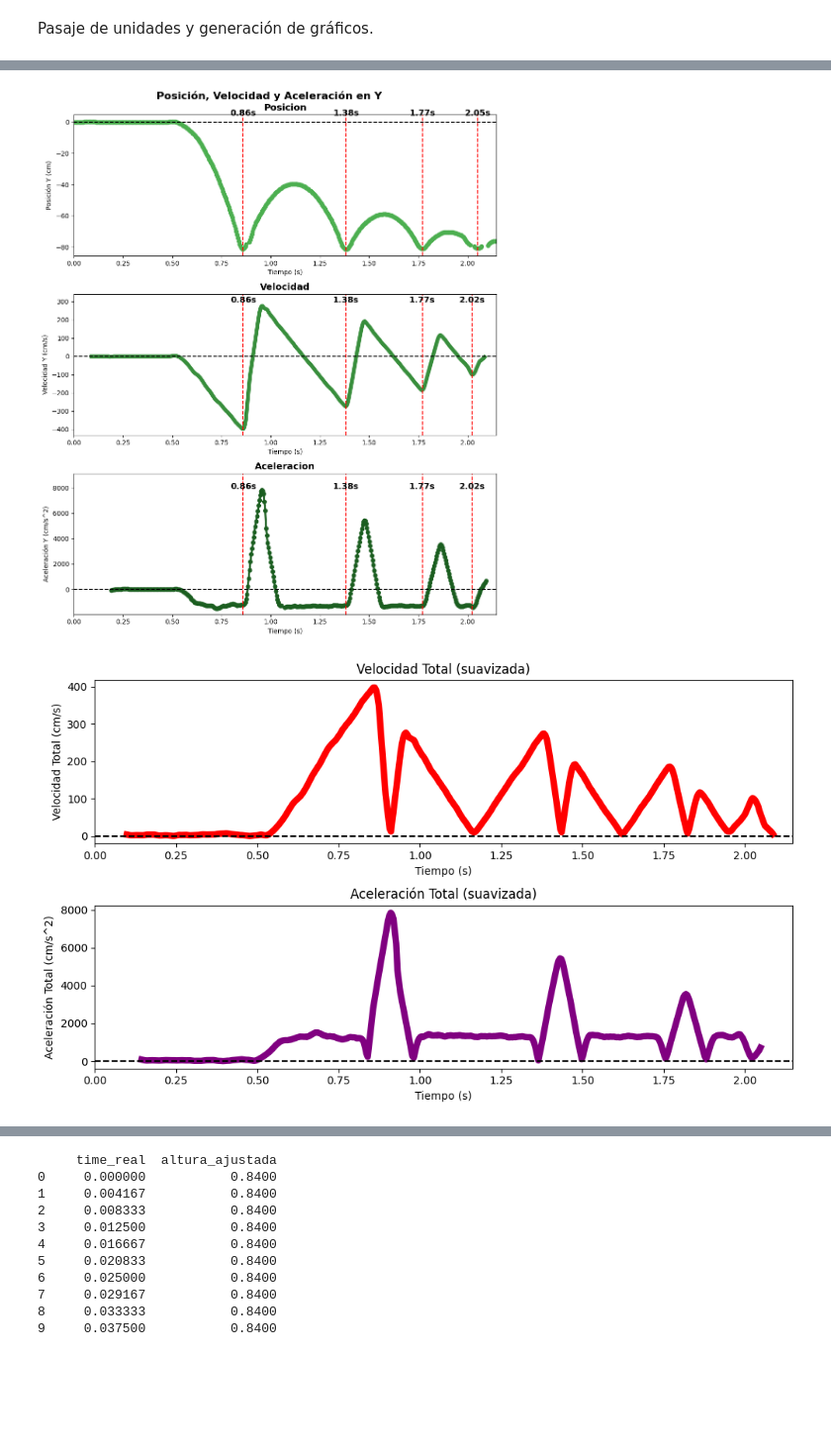
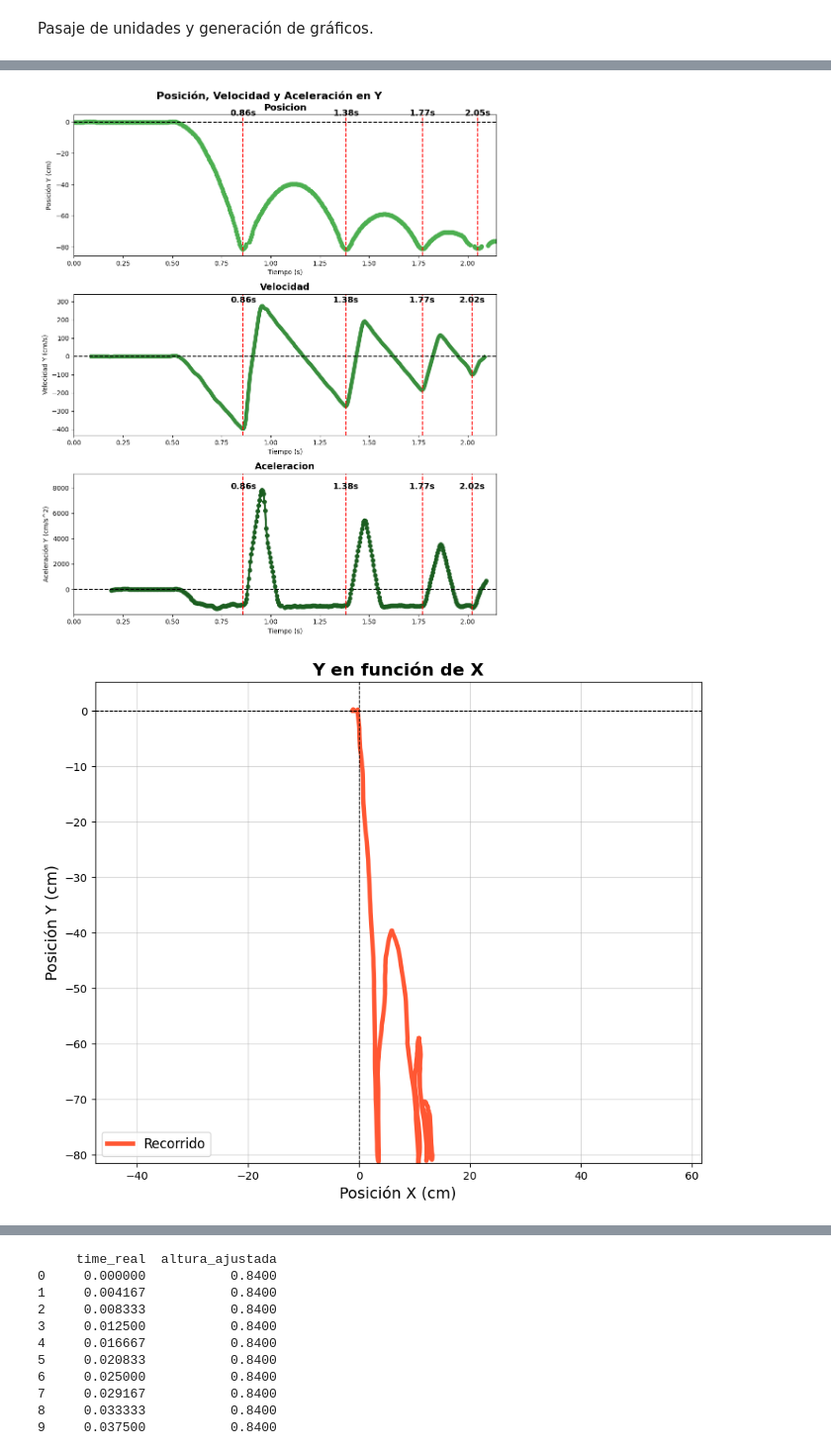
Before and after one commit to ThoMintz/proyectofisica-nextjs, a Jupyter notebook: trackerVideoCL.ipynb, the cells around one changed output, grey strips where cells are left out. Shown at 99% size. Cells and saved outputs as stored; diff of their text form; code cells hidden in the pictures; blank space fills up the shorter version.

Commit message:
x vs y y comparacion crudo vs procesado CL

```diff
--- a/trackerVideoCL.ipynb
+++ b/trackerVideoCL.ipynb
@@ -163,6 +163,7 @@ df['v_total'] = np.sqrt(df['vx']**2 + df['vy']**2)
 df['a_total'] = np.sqrt(df['ax']**2 + df['ay']**2)
 
 
+
 # CANTIDAD DE MOVIMIENTO
 masa_pelota = 0.0027  # en kg
 df['px'] = masa_pelota * (df['vx'] / 100) #Porque df['vx'] tiene los valores en en cm/s
@@ -197,11 +198,12 @@ minimos_indices_vy_filtrados = [
 ]
 minimos_tiempos_vy_filtrados = df['time_real'].values[minimos_indices_vy_filtrados]
 
-
 # Desfase temporal en segundos
 delay = 0.09
 
-# Gráfico 1: Posición, Velocidad y Aceleración en X en una sola imagen
+# ---POSICION VELOCIDAD ACELERACION X---
+
+
 plt.figure(figsize=(10, 12))
 plt.suptitle('Posición, Velocidad y Aceleración en X', fontsize=16, fontweight='bold')
 # Posición en X
@@ -235,7 +237,9 @@ plt.xlim([0, time_max])
 plt.tight_layout()
 plt.show()
 
-# Gráfico 2: Posición, Velocidad y Aceleración en Y en una sola imagen
+# ---POSICION VELOCIDAD ACELERACION EN Y---
+
+
 plt.figure(figsize=(10, 12))
 plt.suptitle('Posición, Velocidad y Aceleración en Y', fontsize=16, fontweight='bold')
 # Posición en Y
@@ -294,8 +298,73 @@ plt.ylim(top=y_max * 1.1)
 plt.tight_layout()
 plt.show()
 
+# --- Y EN FUNCION DE X ---
+plt.figure(figsize=(10, 8))
+plt.title('Y en función de X', fontsize=16, fontweight='bold')
+plt.plot(df['x_smooth_cm']-1, df['y_smooth_cm'], label='Recorrido', color='#FF5733', linewidth=4)
+plt.axhline(y=0, color='k', linestyle='--', linewidth=0.8)
+plt.axvline(x=0, color='k', linestyle='--', linewidth=0.8)
+plt.xlabel('Posición X (cm)', fontsize=14)
+plt.ylabel('Posición Y (cm)', fontsize=14)
+plt.axis('equal')
+plt.xlim([df['x_smooth_cm'].min(), df['x_smooth_cm'].max()])
+plt.ylim([df['y_smooth_cm'].min(), df['y_smooth_cm'].max() + 5])
+plt.legend(fontsize=12)
+plt.grid(alpha=0.5)
+plt.show()
+# --- COMPARACION CRUDO VS PROCESADO ---
 
-# Gráfico 4: Velocidad total y Aceleración total en gráficos separados
+
+# Calcular delta_time sin suavizado (usando diferencias directas en time_real)
+df['delta_time_raw'] = df['time_real'].diff()  # Diferencias directas entre tiempos consecutivos
+
+# Calcular vy_raw sin suavizado (usando posiciones crudas y delta_time_raw)
+df['vy_raw'] = (df['y_cm'].diff()) / df['delta_time_raw']  # Diferencia entre posiciones crudas dividido por delta_time_raw
+# Calcular ay_raw (diferencias en vy_raw dividido por delta_time_raw)
+df['ay_raw'] = df['vy_raw'].diff() / df['delta_time_raw']
+
+# Graficar comparación de posición, velocidad y aceleración
+plt.figure(figsize=(12, 18))
+plt.suptitle('Comparación de Posición, Velocidad y Aceleración: Crudo vs Procesado', fontsize=16, fontweight='bold')
+
+# 1. Comparación de posición en Y
+plt.subplot(3, 1, 1)
+plt.plot(df['time_real'], df['y_smooth_cm'], 'o-', label='Posición Y (Procesada)', color='#4CAF50', markersize=4, alpha=0.7)
+plt.plot(df['time_real'], df['y_cm'], 'o-', label='Posición Y (Cruda)', color='darkblue', markersize=3)
+plt.title('Posición en Y', fontsize=14, fontweight='bold')
+plt.xlabel('Tiempo (s)')
+plt.ylabel('Posición Y (cm)')
+plt.legend(fontsize=12)
+plt.grid(alpha=0.5)
+plt.xlim([0, time_max])
+
+# 2. Comparación de velocidad en Y
+plt.subplot(3, 1, 2)
+plt.plot(df['time_real'] + delay, df['vy'], 'o-', label='Velocidad Y (Procesada)', color='#388E3C', linewidth=3, alpha=0.7)
+plt.plot(df['time_real'], df['vy_raw'], 'o-', label='Velocidad Y (Cruda)', color='darkblue', markersize=3)
+plt.title('Velocidad en Y', fontsize=14, fontweight='bold')
+plt.xlabel('Tiempo (s)')
+plt.ylabel('Velocidad Y (cm/s)')
+plt.legend(fontsize=12)
+plt.grid(alpha=0.5)
+plt.xlim([0, time_max])
+
+# 3. Comparación de aceleración en Y
+plt.subplot(3, 1, 3)
+plt.plot(df['time_real'], df['ay_raw'], 'o-', label='Aceleración Y (Cruda)', color='darkblue', markersize=3)
+plt.plot(df['time_real'] + 2 * delay, df['ay'], '-o', label='Aceleración Y (Procesada)', color='#1B5E20', linewidth=3)
+plt.title('Aceleración en Y', fontsize=14, fontweight='bold')
+plt.xlabel('Tiempo (s)')
+plt.ylabel('Aceleración Y (cm/s²)')
+plt.legend(fontsize=12)
+plt.grid(alpha=0.5)
+plt.xlim([0, time_max])
+plt.tight_layout()
+plt.show()
+
+
+
+# --- VELOCIDAD Y ACELERACION TOTAL ---
 plt.figure(figsize=(10, 6))
 
 plt.subplot(2, 1, 1)
@@ -317,7 +386,8 @@ plt.xlim([0, time_max])  # Forzar que el eje X empiece en 0
 plt.tight_layout()
 plt.show()
 
-# Gráfico 5: Cantidad de Movimiento respecto al tiempo
+# --- CANTIDAD DE MOVIMIENTO ---
+
 p_x_plot = np.where(df['time_real'] <= delay, 0, df['px'])
 
 plt.figure(figsize=(10, 6))
@@ -352,7 +422,7 @@ plt.xlim([0, time_max])
 plt.tight_layout()
 plt.show()
 
-#ENERGIA
+#--- ENERGIA ---
 # Calcular la altura ajustada
 altura_minima = df['y_cm'].min()
 df['altura_ajustada'] = (df['y_cm'] - altura_minima) / 100
@@ -384,32 +454,32 @@ plt.ylim(top=y_max * 1.1)
 plt.xlabel('Tiempo (s)')
 plt.ylabel('Energía (J)')
 plt.xlim([0, time_max])
 plt.legend()  # Mostrar la leyenda
 plt.tight_layout()
 plt.show()
 
-#MANEJO DE ERRORES
+#--- MANEJO DE ERRORES ---
 def posicion_y(t, a, b, c):
     y = a * t**2 + b * t + c
     return y
 
 filtered_y_values = df[(df['time_real'] >= 0.5) & (df['time_real'] <= 0.8)]['y_smooth_cm'] #DESDE QUE LA SUELTA AL PIQUE
 filtered_time_values = df[(df['time_real'] >= 0.5) & (df['time_real'] <= 0.8)]['time_real']
 
 params, covariance = curve_fit(posicion_y, filtered_time_values, filtered_y_values)
 
 print("Parametros:\n", params)
 print("Matriz de Covarianza:\n", covariance)
 
 x_fit = np.linspace(min(filtered_time_values), max(filtered_time_values), 73)
 y_fit = posicion_y(filtered_time_values, *params)
 
 # Graficar datos y ajuste
 plt.scatter(filtered_time_values, filtered_y_values, label='Datos', color='blue')
 plt.plot(x_fit, y_fit, label='Ajuste', color='red')
 plt.legend()
 plt.show()
 # %% [output]
 [figure]
 [figure]
-[figure, old version]
+[figure, new version]
```
Also changed, not shown: parts of 1 cell of this notebook, 1 other file.
